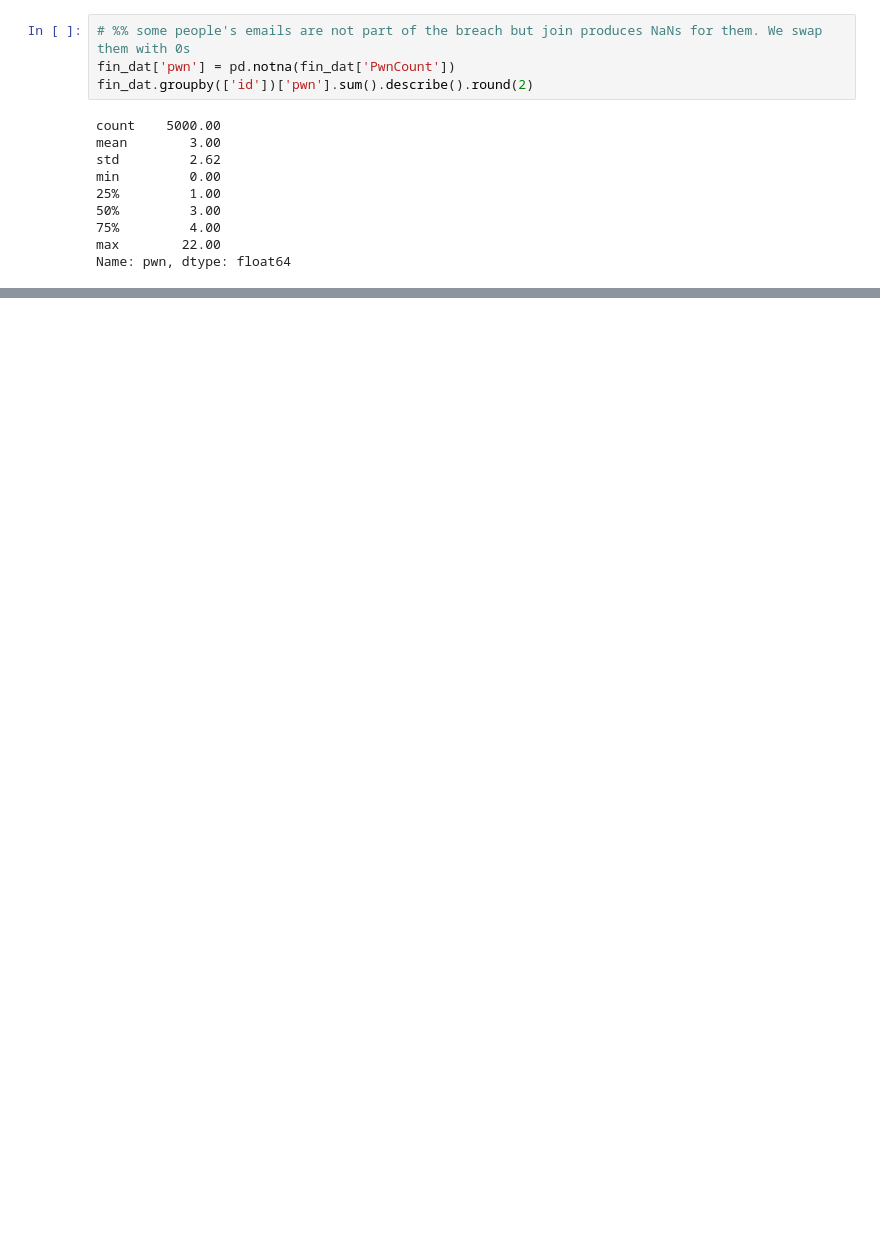
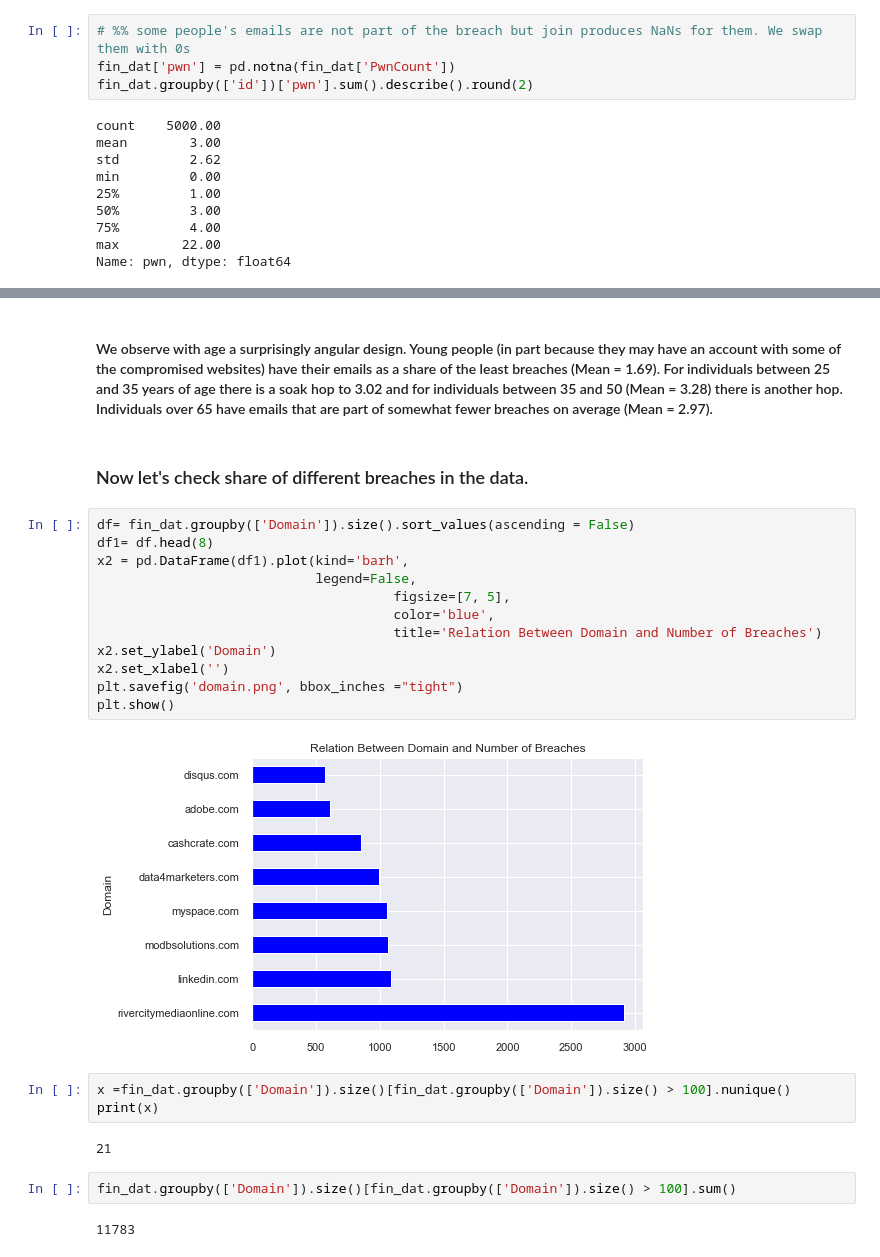
Before and after one commit to ashalin10/ml-ds-python, a Jupyter notebook: scripts.ipynb, the cells around one changed output, grey strips where cells are left out. Saved outputs shown, nothing was run; the diff lists cells and outputs as text; blank space fills up the shorter version.

```diff
--- a/scripts.ipynb
+++ b/scripts.ipynb
@@ -126,0 +381,27 @@ plt.show()
+# %% [markdown]
+#### We observe with age a surprisingly angular design. Young people (in part because they may have an account with some of the compromised websites) have their emails as a share of the least breaches (Mean = 1.69). For individuals between 25 and 35 years of age there is a soak hop to 3.02 and for individuals between 35 and 50 (Mean = 3.28) there is another hop. Individuals over 65 have emails that are part of somewhat fewer breaches on average (Mean = 2.97).
+# %% [markdown]
+### Now let's check share of different breaches in the data.
+# %%
+df= fin_dat.groupby(['Domain']).size().sort_values(ascending = False)
+df1= df.head(8)
+x2 = pd.DataFrame(df1).plot(kind='barh',
+                            legend=False,
+                                      figsize=[7, 5],
+                                      color='blue',
+                                      title='Relation Between Domain and Number of Breaches')
+x2.set_ylabel('Domain')
+x2.set_xlabel('')
+plt.savefig('domain.png', bbox_inches ="tight")
+plt.show()
+# %% [output]
+[figure, added]
+# %%
+x =fin_dat.groupby(['Domain']).size()[fin_dat.groupby(['Domain']).size() > 100].nunique()
+print(x)
+# %% [output]
+21
+# %%
+fin_dat.groupby(['Domain']).size()[fin_dat.groupby(['Domain']).size() > 100].sum()
+# %% [output]
+11783
```
Also changed, not shown: parts of 53 cells of this notebook.
